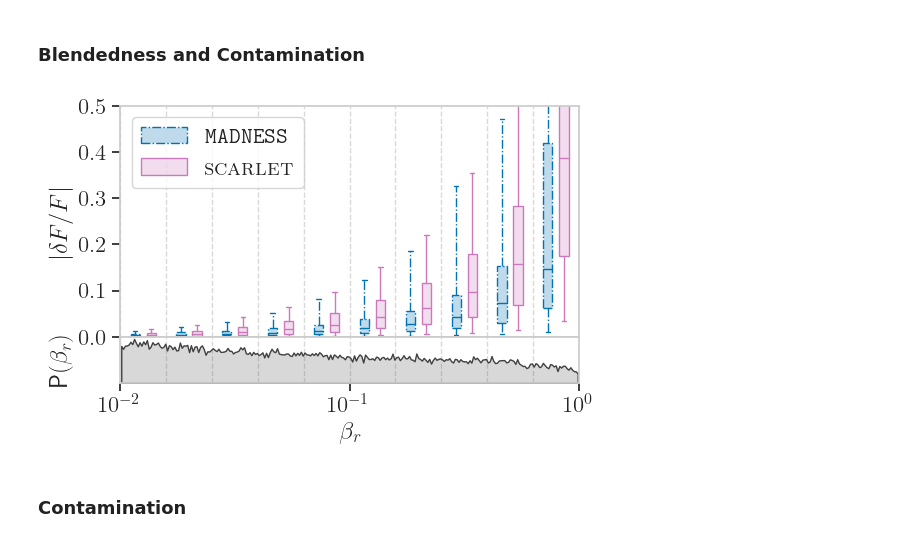
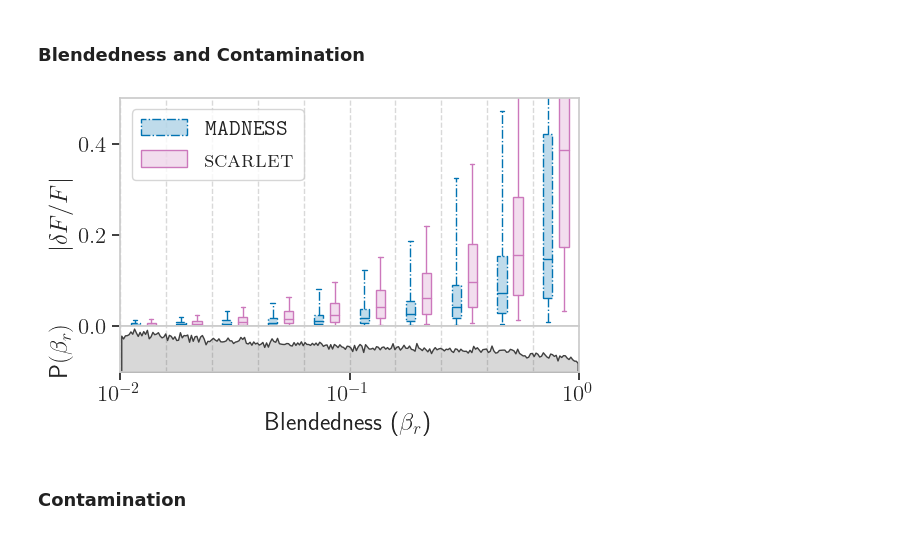
Before and after one commit to b-biswas/madness-benchmark, a Jupyter notebook: notebooks/4.2 Aperture photometry.ipynb, the cells around one changed output. Saved outputs shown, nothing was run; the diff lists cells and outputs as text; code cells hidden in the pictures.

```diff
--- a/notebooks/4.2 Aperture photometry.ipynb
+++ b/notebooks/4.2 Aperture photometry.ipynb
@@ -545,35 +545,35 @@ boxplot_blendedness_df = pd.DataFrame(boxplot_blendedness_df)
 # %%
 (
     fig,
     median_shear,
     q1_shear,
     q3_shear,
     whislo_shear,
     whishi_shear,
 ) = madness_benchmark.boxplot.boxplot_func(
     boxplot_blendedness_df,
     x="r_blendedness",
     y="r_relative_flux_err",
     z="type",
     xlim=(1e-2, 1),
     ylim=(-0, 0.5),
     x_scale="log",
     legend=[madness_plot_label, scarlet_plot_label],
-    x_label=r"$\beta_r$",
+    x_label=r"Blendedness ($\beta_r$)",
     y_label=r"$|\delta F / F|$",
     y_label_hist=r"P$(\beta_r)$",
     legend_remove=False,
     whis=[5, 95],
     percents=[25, 75],
     palette=[madness_plot_color, scarlet_plot_color],  # 0.35,
     ls=[madness_plot_ls, scarlet_plot_ls],
     nbins=10,
     x_major_grid=True,
     sns_font_scale=1.5,
 )
 plt.savefig(os.path.join("results", "temp", "blendedness_box_plot.pdf"))
 # %% [output]
-[figure, old version]
+[figure, new version]
 # %% [markdown]
 ### Contamination
 # %%
```
Also changed, not shown: parts of 2 cells of this notebook.
